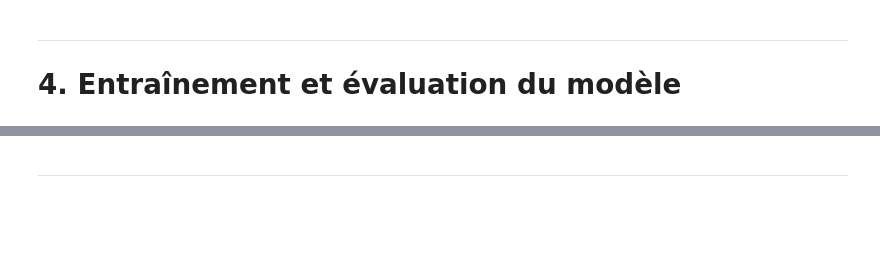
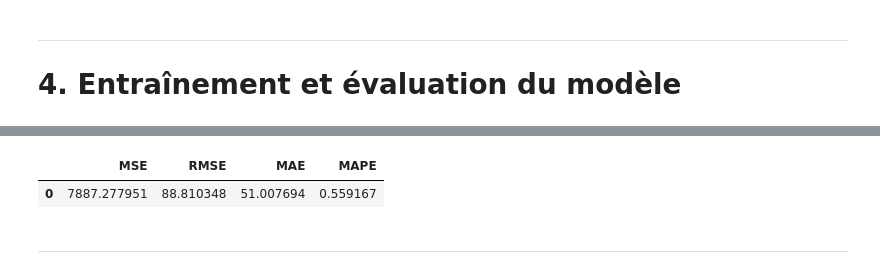
Before and after one commit to lcscaio77/appliances-energy-prediction, a Jupyter notebook: notebooks/03_elastic_sarimax.ipynb, the cells around one changed output, grey strips where cells are left out. Drawn from its saved outputs; the diff is of its cells as text; code cells hidden in the pictures; blank space fills up the shorter version.

Commit message:
online fit generic function + boosting model rename

```diff
--- a/notebooks/03_elastic_sarimax.ipynb
+++ b/notebooks/03_elastic_sarimax.ipynb
@@ -61,12 +86,10 @@ y = data['Energy']
 # %%
-def train_elastic_net(X, y, alpha=0.1, l1_ratio=0.5):
-    model = ElasticNet(alpha=alpha, l1_ratio=l1_ratio)
-    model.fit(X, y)
+elastic_net_params = {
+    'alpha': 0.1,
+    'l1_ratio': 0.5
+}
 
-    return model
-
-def apply_sarimax(residuals, order=(1, 0, 1), seasonal_order=(1, 0, 1, 14)):
-    model = SARIMAX(residuals, order=order, seasonal_order=seasonal_order)
-    fitted_model = model.fit(disp=0)
-
-    return fitted_model
+sarimax_params = {
+    'order': (1, 0, 1),
+    'seasonal_order': (1, 0, 1, 14)
+}
@@ -133,5 +99,14 @@ window_size = (data.index <= "2016-03-11 17:00:00").sum()
 # %%
-predictions = sliding_window_forecast(X, y, window_size=window_size, step_size=144)
+results, metrics, metrics_evolution = src.online_window_fit(
+    ElasticNet,
+    SARIMAX,
+    X,
+    y,
+    window_size=window_size,
+    step_size=144,
+    forecast_model_params=elastic_net_params,
+    residual_model_params=sarimax_params
+)
 # %% [output]
 1 | Apprentissage des données de 2016-01-11 17:00:00 à 2016-03-11 17:00:00 | Prévision de 2016-03-11 17:10:00 à 2016-03-12 17:00:00
 2 | Apprentissage des données de 2016-01-12 17:00:00 à 2016-03-12 17:00:00 | Prévision de 2016-03-12 17:10:00 à 2016-03-13 17:00:00
@@ -170,0 +128,5 @@ model_results
+# %%
+metrics
+# %% [output]
+|  | MSE | RMSE | MAE | MAPE |
+| 0 | 7887.277951 | 88.810348 | 51.007694 | 0.559167 |
```
Also changed, not shown: parts of 12 cells of this notebook, 5 other files.
